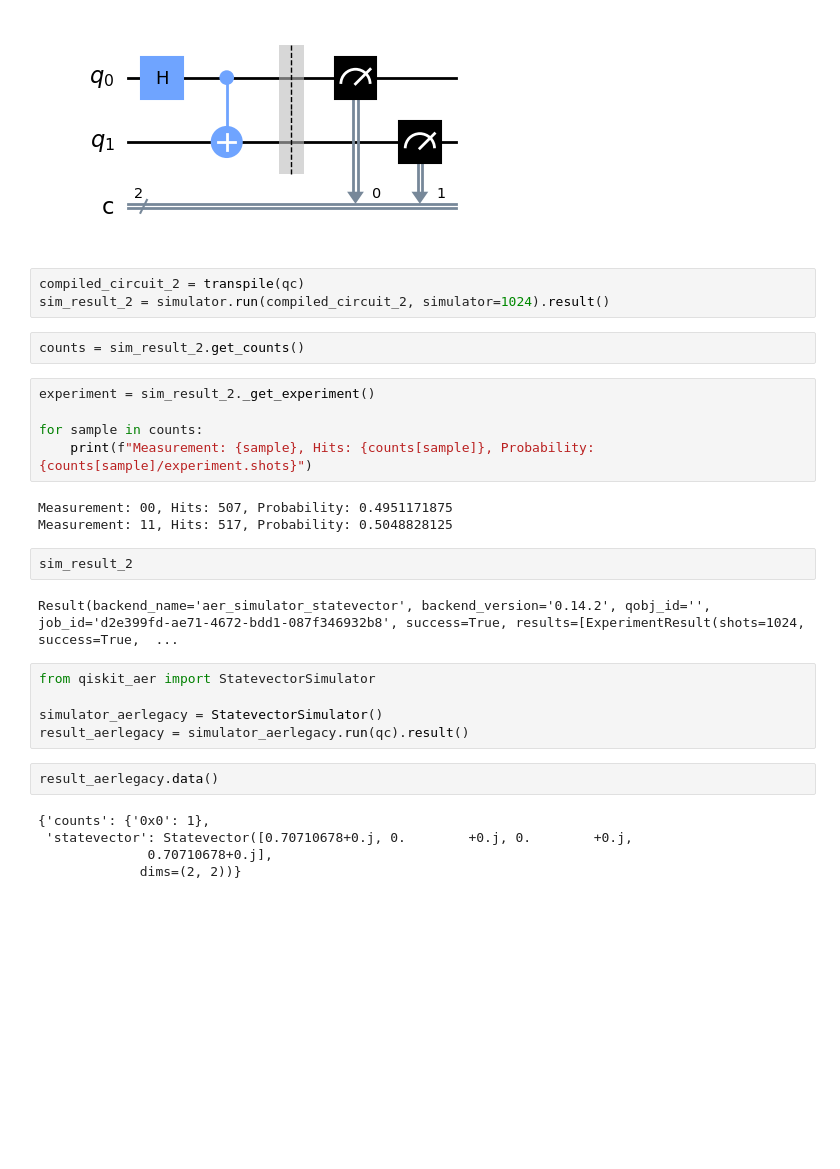
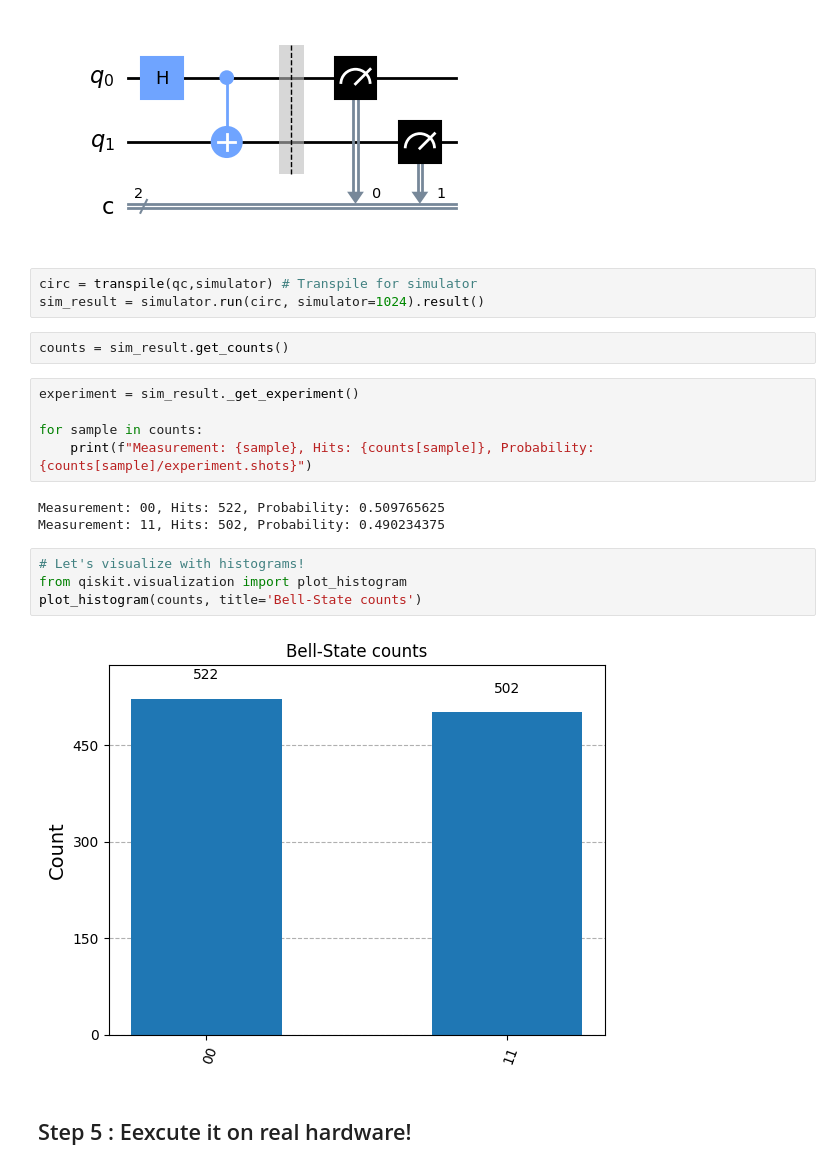
Before and after one commit to Sopitta/HelloWorld_QuantumComputers, a Jupyter notebook: hello-world.ipynb, the cells around one changed output. Cells and saved outputs as stored; diff of their text form; blank space fills up the shorter version.

Commit message:
updated the code for real hardware

```diff
--- a/hello-world.ipynb
+++ b/hello-world.ipynb
@@ -69,31 +103,23 @@ qc.draw('mpl',style='clifford')
 # %% [output]
 [figure]
 # %%
-compiled_circuit_2 = transpile(qc)
-sim_result_2 = simulator.run(compiled_circuit_2, simulator=1024).result()
+circ = transpile(qc,simulator) # Transpile for simulator
+sim_result = simulator.run(circ, simulator=1024).result()
 # %%
-counts = sim_result_2.get_counts()
+counts = sim_result.get_counts()
 # %%
-experiment = sim_result_2._get_experiment()
+experiment = sim_result._get_experiment()
 
 for sample in counts:
     print(f"Measurement: {sample}, Hits: {counts[sample]}, Probability: {counts[sample]/experiment.shots}")
 # %% [output]
-Measurement: 00, Hits: 507, Probability: 0.4951171875
-Measurement: 11, Hits: 517, Probability: 0.5048828125
+Measurement: 00, Hits: 522, Probability: 0.509765625
+Measurement: 11, Hits: 502, Probability: 0.490234375
-# %%
-sim_result_2
-# %% [output]
-Result(backend_name='aer_simulator_statevector', backend_version='0.14.2', qobj_id='', job_id='d2e399fd-ae71-4672-bdd1-087f346932b8', success=True, results=[ExperimentResult(shots=1024, success=True,  ...
-# %%
-from qiskit_aer import StatevectorSimulator
-
-simulator_aerlegacy = StatevectorSimulator()
-result_aerlegacy = simulator_aerlegacy.run(qc).result()
-# %%
-result_aerlegacy.data()
-# %% [output]
-{'counts': {'0x0': 1},
- 'statevector': Statevector([0.70710678+0.j, 0.        +0.j, 0.        +0.j,
-              0.70710678+0.j],
-             dims=(2, 2))}
+# %%
+# Let's visualize with histograms!
+from qiskit.visualization import plot_histogram
+plot_histogram(counts, title='Bell-State counts')
+# %% [output]
+[figure, added]
+# %% [markdown]
+## Step 5 : Eexcute it on real hardware!
```
Also changed, not shown: parts of 30 cells of this notebook.
